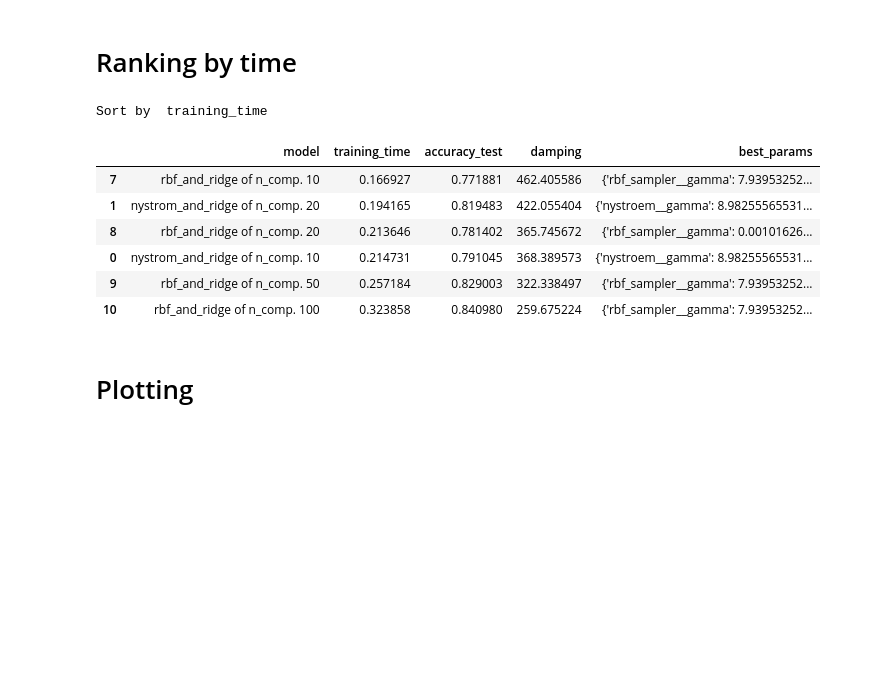
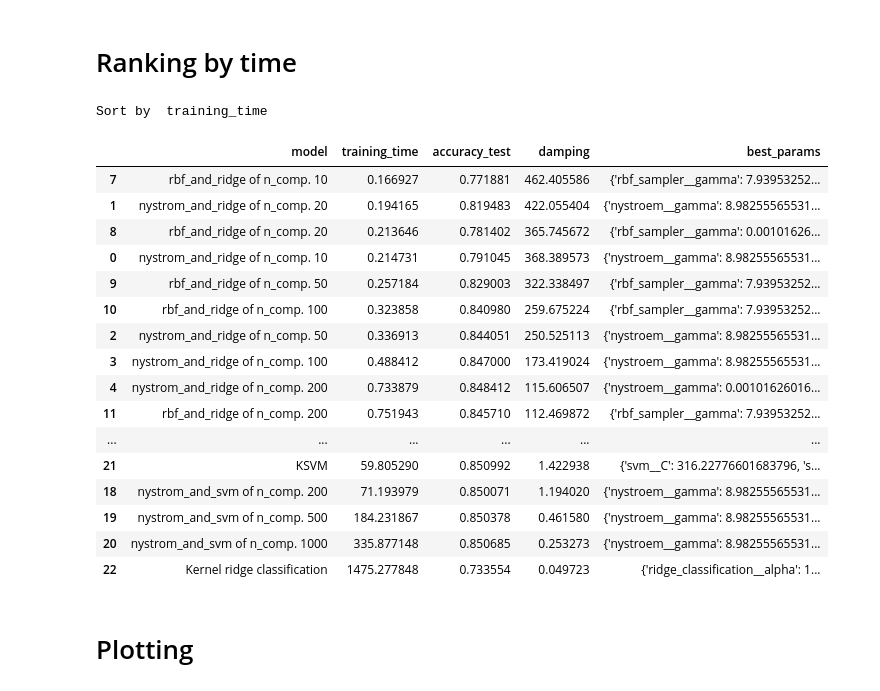
Before and after one commit to BlancaCC/Kernel-methods-comparatives, a Jupyter notebook: Basic-measures/analysis/analysis_a9a.ipynb, the cells around one changed output. Cells and saved outputs as stored; diff of their text form; code cells hidden in the pictures; blank space fills up the shorter version.

```diff
--- a/Basic-measures/analysis/analysis_a9a.ipynb
+++ b/Basic-measures/analysis/analysis_a9a.ipynb
@@ -6,12 +6,16 @@ from plotting import plot_comparatives
 from utils import extract_parameters, sort_dataframe_by
 
 database = 'a9a'
+cv = 5
 
 df_nystrom_and_svm = pd.read_csv(f'/Users/blancacanocamarero/repositorios/TFM/Kernel-methods-comparatives/Basic-measures/results/accuracy_time_stats/Nystrom_and_svm_classification_{database}_cv_5.csv')
 df_nn = pd.read_csv(f'/Users/blancacanocamarero/repositorios/TFM/Kernel-methods-comparatives/Basic-measures/results/accuracy_time_stats/neural_network_classification_{database}_cv_5.txt')
 df_nystrom_and_ridge = pd.read_csv(f'/Users/blancacanocamarero/repositorios/TFM/Kernel-methods-comparatives/Basic-measures/results/accuracy_time_stats/Nystrom_and_ridge_classification_{database}_cv_5.txt')
 df_rbf_and_ridge = pd.read_csv(f'/Users/blancacanocamarero/repositorios/TFM/Kernel-methods-comparatives/Basic-measures/results/accuracy_time_stats/RBF_and_ridge_classification_{database}_cv_5.txt')
+#df_rbf_and_svm = pd.read_csv(f'/Users/blancacanocamarero/repositorios/TFM/Kernel-methods-comparatives/Basic-measures/results/accuracy_time_stats/RBF_and_svm_classification_{database}_cv_5.txt')
+
 file_path_for_ksvm = '/Users/blancacanocamarero/repositorios/TFM/Kernel-methods-comparatives/Basic-measures/results/accuracy_time_stats/KSVM_classification_a9a_cv_5.txt'
+file_path_for_kernel_ridge_classification = f'/Users/blancacanocamarero/repositorios/TFM/Kernel-methods-comparatives/Basic-measures/results/accuracy_time_stats/kernel_ridge_classification_{database}_cv_{cv}.txt'
 
 
 df_with_n_components = [df_nystrom_and_ridge, df_rbf_and_ridge, df_nystrom_and_svm]
@@ -43,0 +28,18 @@ constant_labels = ['KSVM']
+# %%
+# get KSVM data
+best_params_ksvm, training_time_ksvm, test_accuracy_ksvm = extract_parameters(file_path_for_ksvm)
+best_params_krc, training_time_krc, test_accuracy_krc = extract_parameters(file_path_for_kernel_ridge_classification)
+
+damping_ksvm = damping_formula(float(test_accuracy_ksvm),float(training_time_ksvm))
+damping_krc = damping_formula(float(test_accuracy_krc),float(training_time_krc))
+
+constant_values = {
+    'model': ['KSVM', 'Kernel ridge classification'],
+    "training_time" : [training_time_ksvm, training_time_krc],
+    'accuracy_test' : [test_accuracy_ksvm, test_accuracy_krc],
+    'damping': [damping_ksvm, damping_krc],
+    'best_params' : [best_params_ksvm, best_params_krc]
+}
+df_basic_models = pd.DataFrame(constant_values)
+
+df_basic_models
@@ -47,7 +53,7 @@ df_results = pd.concat([
     df_nystrom_and_ridge.assign(model="nystrom_and_ridge of n_comp. "+df_nystrom_and_ridge["n_components"].astype(str)),
     df_rbf_and_ridge.assign(model="rbf_and_ridge of n_comp. "+df_rbf_and_ridge["n_components"].astype(str)),
     df_nystrom_and_svm.assign(model="nystrom_and_svm of n_comp. "+df_rbf_and_ridge["n_components"].astype(str)),
-    df_KSVM
+    df_basic_models
 ], ignore_index=True)
 
 
@@ -112,16 +126,26 @@ Sort by  accuracy_test
 # %%
 column_name = "training_time"
 print('Sort by ',column_name)
-sort_dataframe_by(df_results, column_name, ascending=True, ranking_size=ranking_size)
+sort_dataframe_by(df_results, column_name, ascending=True)
 # %% [output]
 Sort by  training_time
 |  | model | training_time | accuracy_test | damping | best_params |
 | 7 | rbf_and_ridge of n_comp. 10 | 0.166927 | 0.771881 | 462.405586 | {'rbf_sampler__gamma': 7.93953252... |
 | 1 | nystrom_and_ridge of n_comp. 20 | 0.194165 | 0.819483 | 422.055404 | {'nystroem__gamma': 8.98255565531... |
 | 8 | rbf_and_ridge of n_comp. 20 | 0.213646 | 0.781402 | 365.745672 | {'rbf_sampler__gamma': 0.00101626... |
 | 0 | nystrom_and_ridge of n_comp. 10 | 0.214731 | 0.791045 | 368.389573 | {'nystroem__gamma': 8.98255565531... |
 | 9 | rbf_and_ridge of n_comp. 50 | 0.257184 | 0.829003 | 322.338497 | {'rbf_sampler__gamma': 7.93953252... |
 | 10 | rbf_and_ridge of n_comp. 100 | 0.323858 | 0.840980 | 259.675224 | {'rbf_sampler__gamma': 7.93953252... |
+| 2 | nystrom_and_ridge of n_comp. 50 | 0.336913 | 0.844051 | 250.525113 | {'nystroem__gamma': 8.98255565531... |
+| 3 | nystrom_and_ridge of n_comp. 100 | 0.488412 | 0.847000 | 173.419024 | {'nystroem__gamma': 8.98255565531... |
+| 4 | nystrom_and_ridge of n_comp. 200 | 0.733879 | 0.848412 | 115.606507 | {'nystroem__gamma': 0.00101626016... |
+| 11 | rbf_and_ridge of n_comp. 200 | 0.751943 | 0.845710 | 112.469872 | {'rbf_sampler__gamma': 7.93953252... |
+| ... | ... | ... | ... | ... | ... |
+| 21 | KSVM | 59.805290 | 0.850992 | 1.422938 | {'svm__C': 316.22776601683796, 's... |
+| 18 | nystrom_and_svm of n_comp. 200 | 71.193979 | 0.850071 | 1.194020 | {'nystroem__gamma': 8.98255565531... |
+| 19 | nystrom_and_svm of n_comp. 500 | 184.231867 | 0.850378 | 0.461580 | {'nystroem__gamma': 8.98255565531... |
+| 20 | nystrom_and_svm of n_comp. 1000 | 335.877148 | 0.850685 | 0.253273 | {'nystroem__gamma': 8.98255565531... |
+| 22 | Kernel ridge classification | 1475.277848 | 0.733554 | 0.049723 | {'ridge_classification__alpha': 1... |
 # %% [markdown]
 # Plotting
 # %%
```
Also changed, not shown: parts of 12 cells of this notebook, 44 other files.
